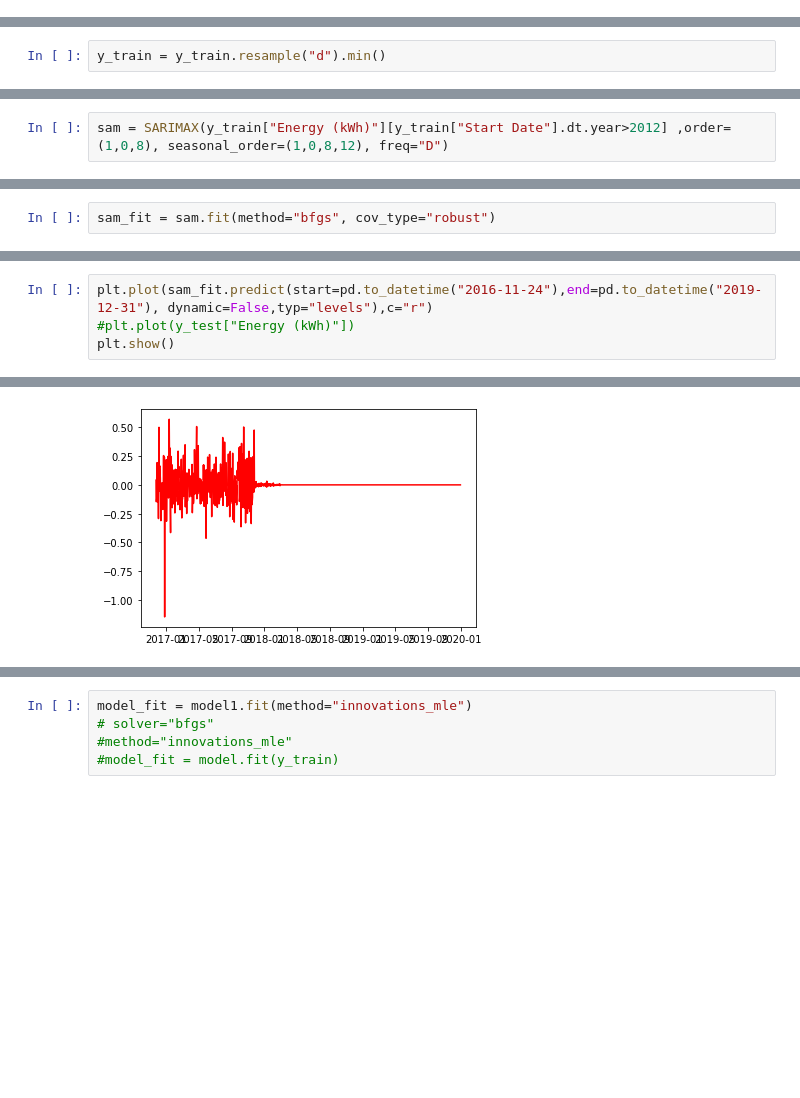
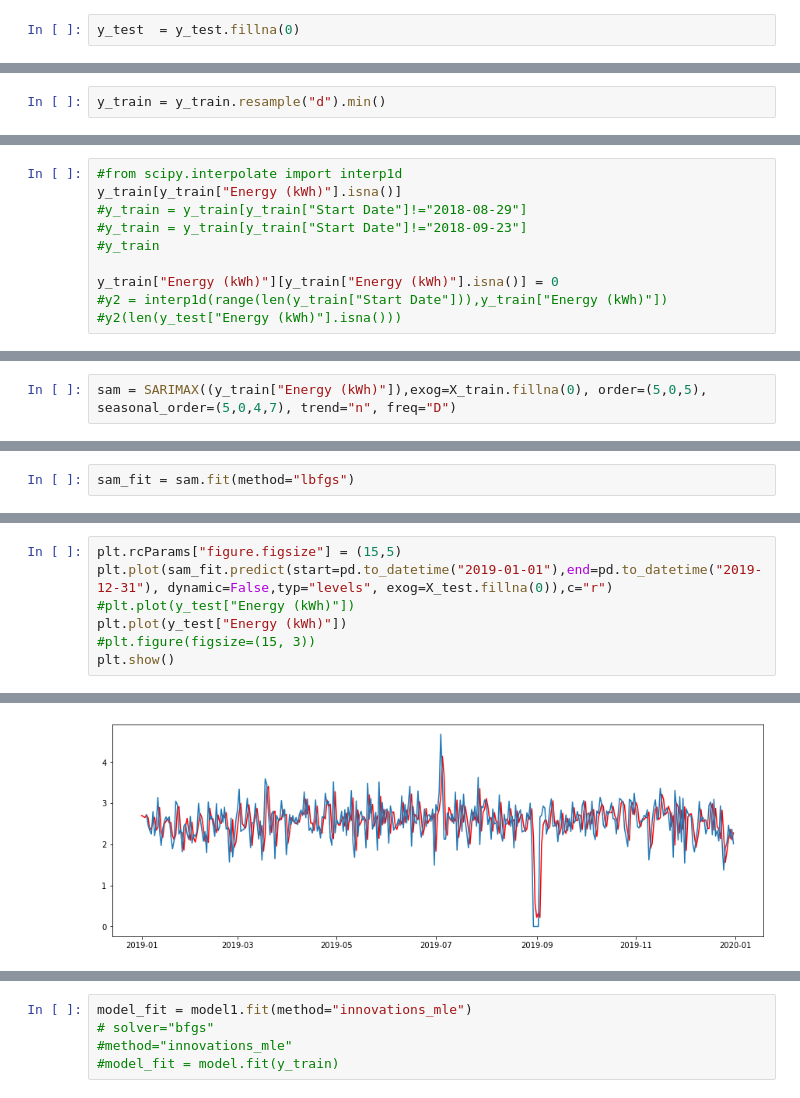
Before and after one commit to Jungar111/Bachelor2021, a Jupyter notebook: Modelling/ArimaTest.ipynb, the cells around one changed output, grey strips where cells are left out. Drawn from its saved outputs; the diff is of its cells as text; blank space fills up the shorter version.

```diff
--- a/Modelling/ArimaTest.ipynb
+++ b/Modelling/ArimaTest.ipynb
@@ -188,3 +216,5 @@ plt.show()
+# %%
+y_test  = y_test.fillna(0)
 # %%
 y_train.freq= "D"
 # %%
@@ -199,0 +222,10 @@ y_train[y_train["Energy (kWh)"].isna()]
+# %%
+#from scipy.interpolate import interp1d
+y_train[y_train["Energy (kWh)"].isna()]
+#y_train = y_train[y_train["Start Date"]!="2018-08-29"]
+#y_train = y_train[y_train["Start Date"]!="2018-09-23"]
+#y_train
+
+y_train["Energy (kWh)"][y_train["Energy (kWh)"].isna()] = 0
+#y2 = interp1d(range(len(y_train["Start Date"])),y_train["Energy (kWh)"])
+#y2(len(y_test["Energy (kWh)"].isna()))
@@ -202,2 +260,2 @@ model1 = ARIMA(y_train["Energy (kWh)"][y_train["Start Date"].dt.year>2012] ,orde
 # %%
-sam = SARIMAX(y_train["Energy (kWh)"][y_train["Start Date"].dt.year>2012] ,order=(1,0,8), seasonal_order=(1,0,8,12), freq="D")
+sam = SARIMAX((y_train["Energy (kWh)"]),exog=X_train.fillna(0), order=(5,0,5), seasonal_order=(5,0,4,7), trend="n", freq="D")
@@ -204,2 +264,2 @@ sam = SARIMAX(y_train["Energy (kWh)"][y_train["Start Date"].dt.year>2012] ,order
 # %%
-sam_fit = sam.fit(method="bfgs", cov_type="robust")
+sam_fit = sam.fit(method="lbfgs")
@@ -245,9 +299,12 @@ Warnings:
 # %%
-plt.plot(sam_fit.predict(start=pd.to_datetime("2016-11-24"),end=pd.to_datetime("2019-12-31"), dynamic=False,typ="levels"),c="r")
+plt.rcParams["figure.figsize"] = (15,5)
+plt.plot(sam_fit.predict(start=pd.to_datetime("2019-01-01"),end=pd.to_datetime("2019-12-31"), dynamic=False,typ="levels", exog=X_test.fillna(0)),c="r")
 #plt.plot(y_test["Energy (kWh)"])
+plt.plot(y_test["Energy (kWh)"])
+#plt.figure(figsize=(15, 3))
 plt.show()
 # %% [output]
 [interactive output not drawn]
 [interactive output not drawn]
-[figure, old version]
+[figure, new version]
 # %%
```
Also changed, not shown: parts of 29 cells of this notebook, 1 other file.
